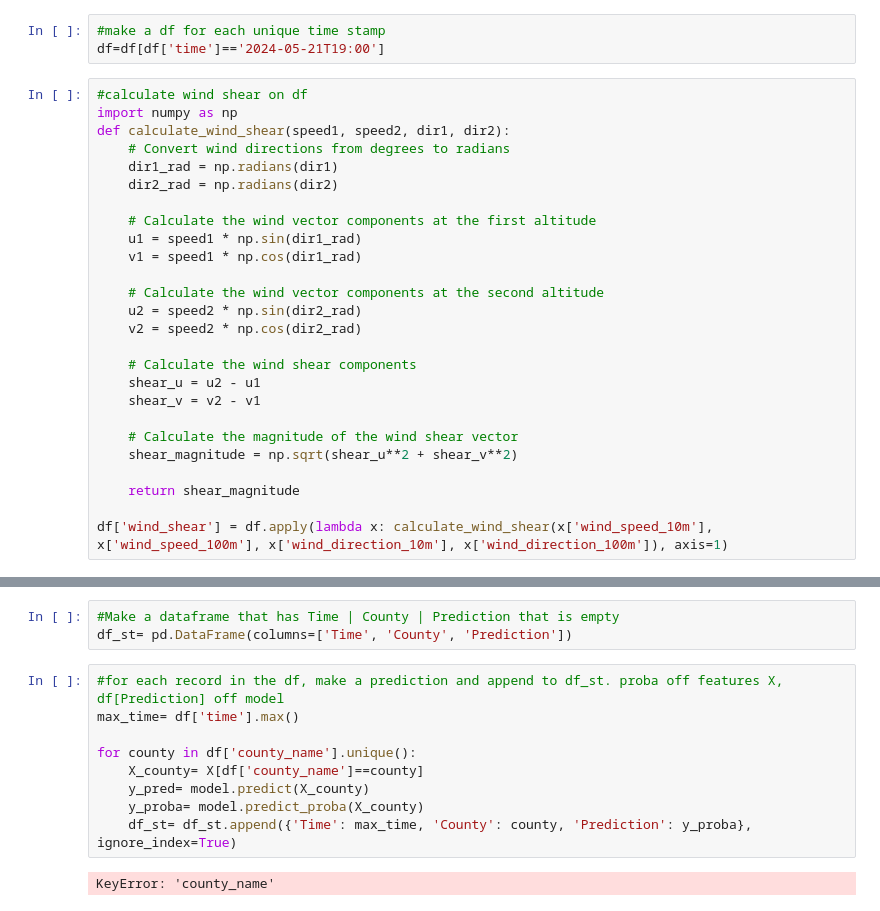
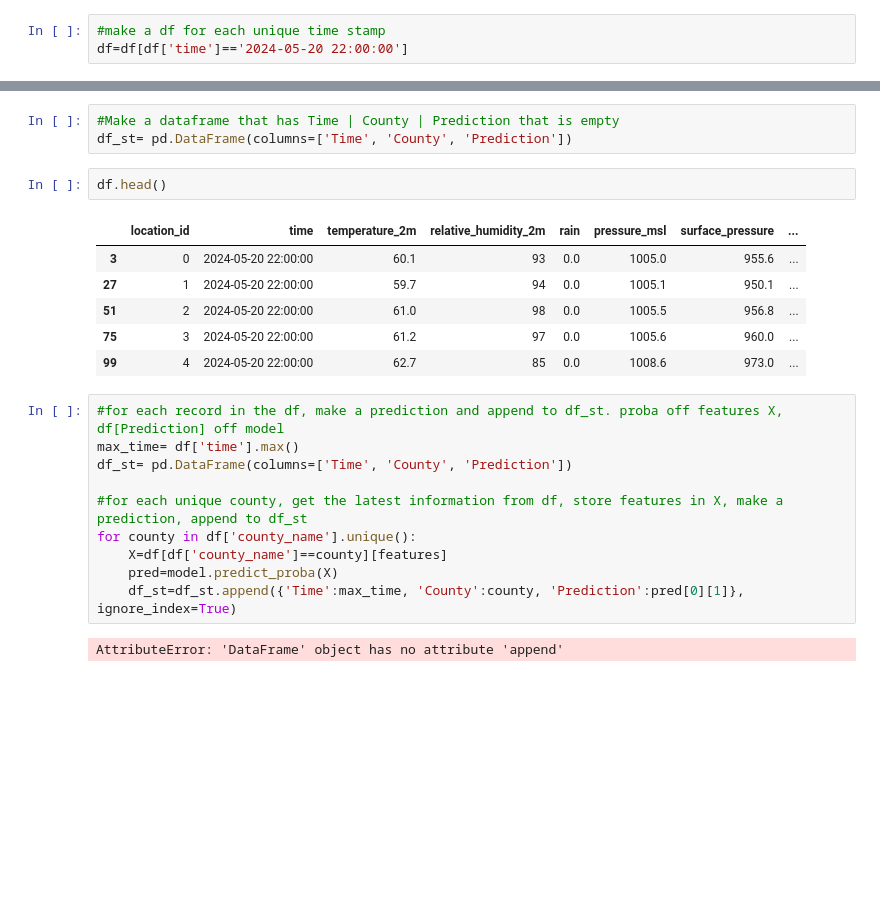
Before and after one commit to dpatel77/ProjectToto, a Jupyter notebook: RTS/client_demo.ipynb, the cells around one changed output, grey strips where cells are left out. Cells and saved outputs as stored; diff of their text form; blank space fills up the shorter version.

```diff
--- a/RTS/client_demo.ipynb
+++ b/RTS/client_demo.ipynb
@@ -22,32 +22,6 @@ model = pickle.load(open('xgb_model.pkl', 'rb'))
 # %%
 #make a df for each unique time stamp
-df=df[df['time']=='2024-05-21T19:00']
+df=df[df['time']=='2024-05-20 22:00:00']
-# %%
-#calculate wind shear on df
-import numpy as np
-def calculate_wind_shear(speed1, speed2, dir1, dir2):
-    # Convert wind directions from degrees to radians
-    dir1_rad = np.radians(dir1)
-    dir2_rad = np.radians(dir2)
-
-    # Calculate the wind vector components at the first altitude
-    u1 = speed1 * np.sin(dir1_rad)
-    v1 = speed1 * np.cos(dir1_rad)
-
-    # Calculate the wind vector components at the second altitude
-    u2 = speed2 * np.sin(dir2_rad)
-    v2 = speed2 * np.cos(dir2_rad)
-
-    # Calculate the wind shear components
-    shear_u = u2 - u1
-    shear_v = v2 - v1
-
-    # Calculate the magnitude of the wind shear vector
-    shear_magnitude = np.sqrt(shear_u**2 + shear_v**2)
-
-    return shear_magnitude
-
-df['wind_shear'] = df.apply(lambda x: calculate_wind_shear(x['wind_speed_10m'], x['wind_speed_100m'], x['wind_direction_10m'], x['wind_direction_100m']), axis=1)
 # %%
 df.columns
 # %% [output]
@@ -66,14 +40,24 @@ X=df[features]
 # %%
 #Make a dataframe that has Time | County | Prediction that is empty
 df_st= pd.DataFrame(columns=['Time', 'County', 'Prediction'])
+# %%
+df.head()
+# %% [output]
+|  | location_id | time | temperature_2m | relative_humidity_2m | rain | pressure_msl | surface_pressure | ... |
+| 3 | 0 | 2024-05-20 22:00:00 | 60.1 | 93 | 0.0 | 1005.0 | 955.6 | ... |
+| 27 | 1 | 2024-05-20 22:00:00 | 59.7 | 94 | 0.0 | 1005.1 | 950.1 | ... |
+| 51 | 2 | 2024-05-20 22:00:00 | 61.0 | 98 | 0.0 | 1005.5 | 956.8 | ... |
+| 75 | 3 | 2024-05-20 22:00:00 | 61.2 | 97 | 0.0 | 1005.6 | 960.0 | ... |
+| 99 | 4 | 2024-05-20 22:00:00 | 62.7 | 85 | 0.0 | 1008.6 | 973.0 | ... |
 # %%
 #for each record in the df, make a prediction and append to df_st. proba off features X, df[Prediction] off model
 max_time= df['time'].max()
+df_st= pd.DataFrame(columns=['Time', 'County', 'Prediction'])
 
+#for each unique county, get the latest information from df, store features in X, make a prediction, append to df_st
 for county in df['county_name'].unique():
-    X_county= X[df['county_name']==county]
-    y_pred= model.predict(X_county)
-    y_proba= model.predict_proba(X_county)
-    df_st= df_st.append({'Time': max_time, 'County': county, 'Prediction': y_proba}, ignore_index=True)
+    X=df[df['county_name']==county][features]
+    pred=model.predict_proba(X)
+    df_st=df_st.append({'Time':max_time, 'County':county, 'Prediction':pred[0][1]}, ignore_index=True)
 # %% [output]
-KeyError: 'county_name'
+AttributeError: 'DataFrame' object has no attribute 'append'
```
Also changed, not shown: parts of 3 cells of this notebook, 2 other files.
